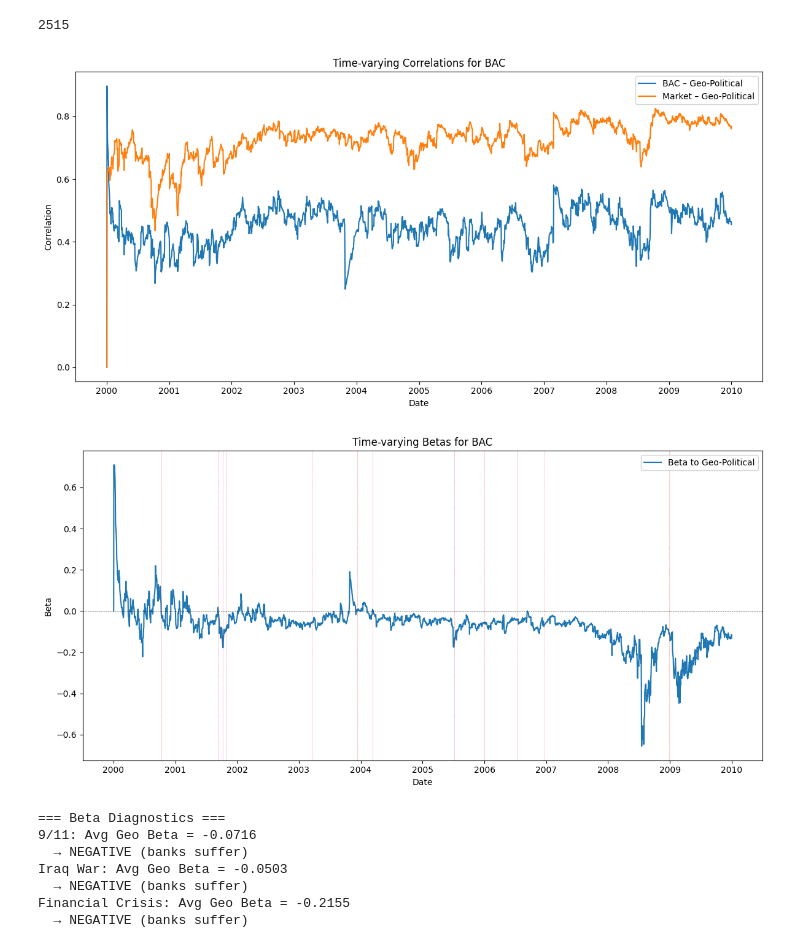
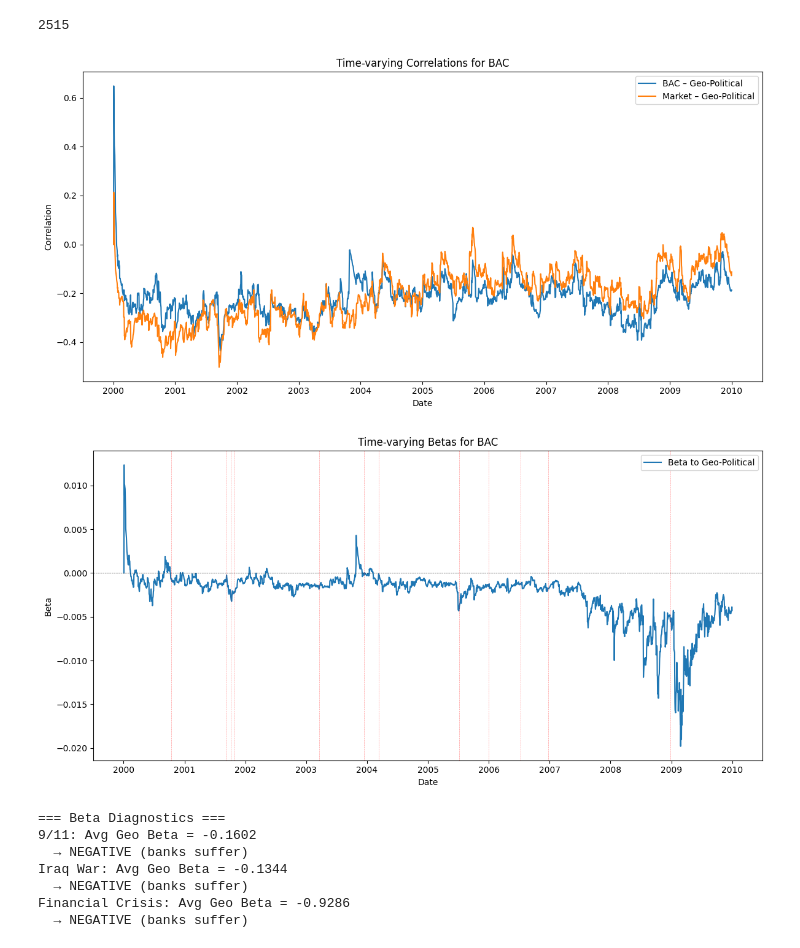
Before and after one commit to andreaskoul/geo_index_dcb, a Jupyter notebook: Geopol factor.ipynb, the cells around one changed output. Cells and saved outputs as stored; diff of their text form; code cells hidden in the pictures.

Commit message:
fixed scaling in index + rescaling in graph

```diff
--- a/Geopol factor.ipynb
+++ b/Geopol factor.ipynb
@@ -63,10 +74,10 @@ Geo_Pol_long = pd.DataFrame()
 Geo_Pol_short = pd.DataFrame()
 Geo_Pol_index = pd.DataFrame()
 
-Geo_Pol_long = 0.5*Defence_index.values+0.5*Energy_index.values
+Geo_Pol_long = 0.5*Defence_index.values+0.5*Energy_index.values # in percentage
 Geo_Pol_long = pd.DataFrame(Geo_Pol_long, index = Energy_index.index)
 
-Geo_Pol_short = -SP_index.values
+Geo_Pol_short = -SP_index.values*100 # from decimal to percentage
 # %%
 Geo_Pol_index = Geo_Pol_long+Geo_Pol_short
 # %%
@@ -214,7 +270,7 @@ for ticker ,y in Bank_data.items():
     y['RET'] = pd.to_numeric(y['RET'], errors='coerce')
     y['RET'] = y['RET'].interpolate(method='linear', limit=2)
     y['RET'] = y['RET'].fillna(0.0)
-    y['logRET'] = np.log1p(1 + (y['RET'].copy()).astype(float).values)
+    y['logRET'] = np.log1p((y['RET'].copy()).astype(float).values)
     y['logRET'] = y['logRET']*scale_i
     Bank_data[ticker]['logRET'] = y['logRET']
 # %% [markdown]
@@ -334,7 +390,7 @@ plt.legend()
 plt.tight_layout()
 plt.show()
 # %% [output]
-[figure, old version]
+[figure, new version]
 # %%
 beta_t = {}
 ticker = 'BAC'
@@ -386,35 +442,36 @@ events = {
     'Patriot Act Signed': pd.Timestamp('2001-10-26'),
 
     # --- Middle East conflicts ---
     'Iraq Invasion': pd.Timestamp('2003-03-20'),
     'Capture of Saddam Hussein': pd.Timestamp('2003-12-13'),
     'Madrid Train Bombings': pd.Timestamp('2004-03-11'),
 
     # --- Terrorism in financial centers ---
     'London Bombings': pd.Timestamp('2005-07-07'),
 
     # --- Energy & geopolitical tension ---
     'Russia–Ukraine Gas Dispute': pd.Timestamp('2006-01-01'),
     'Israel–Hezbollah War': pd.Timestamp('2006-07-12'),
     'Iran Nuclear Sanctions Escalation': pd.Timestamp('2006-12-23'),
 
     # --- Late period ---
     'Gaza War': pd.Timestamp('2008-12-27')
 }
 
+beta_geo_rescaled = betat_geo / scale_i
 plt.figure(figsize=(12, 6))
-plt.plot(dates_aligned, betat_geo, label='Beta to Geo-Political')
+plt.plot(dates_aligned, beta_geo_rescaled, label='Beta to Geo-Political')
 plt.axhline(y=0, color='black', linestyle='--', linewidth=0.5)
 for event, date in events.items():
     plt.axvline(x=date, color='red', linestyle='--', linewidth=0.4, alpha=0.5)
 plt.title('Time-varying Betas for BAC')
 plt.xlabel('Date')
 plt.ylabel('Beta')
 plt.legend()
 plt.tight_layout()
 plt.show()
 # %% [output]
-[figure, old version]
+[figure, new version]
 # %%
 # Diagnostic output
 crisis_periods = {
@@ -432,9 +489,9 @@ for period_name, (start, end) in crisis_periods.items():
         print(f"  → {'NEGATIVE (banks suffer)' if avg_beta < 0 else 'POSITIVE'}")
 # %% [output]
 === Beta Diagnostics ===
-9/11: Avg Geo Beta = -0.0716
+9/11: Avg Geo Beta = -0.1602
   → NEGATIVE (banks suffer)
-Iraq War: Avg Geo Beta = -0.0503
+Iraq War: Avg Geo Beta = -0.1344
   → NEGATIVE (banks suffer)
-Financial Crisis: Avg Geo Beta = -0.2155
+Financial Crisis: Avg Geo Beta = -0.9286
   → NEGATIVE (banks suffer)
```
Also changed, not shown: parts of 11 cells of this notebook.
